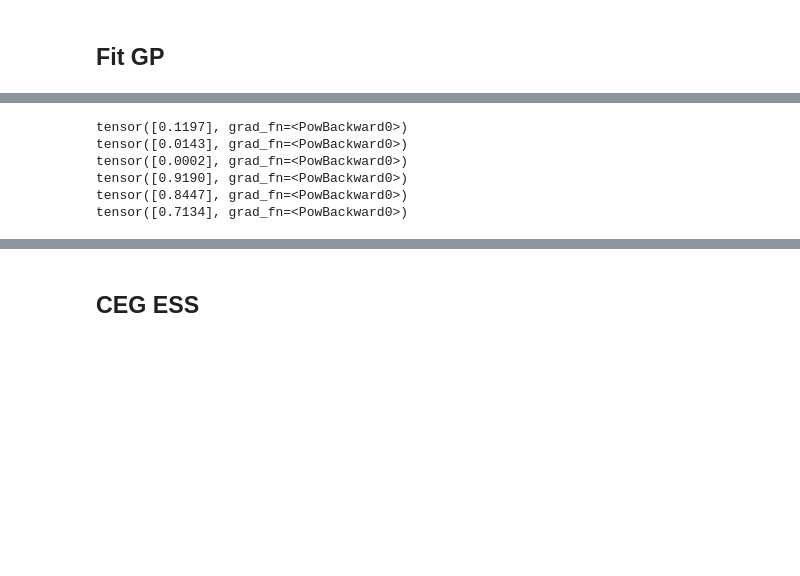
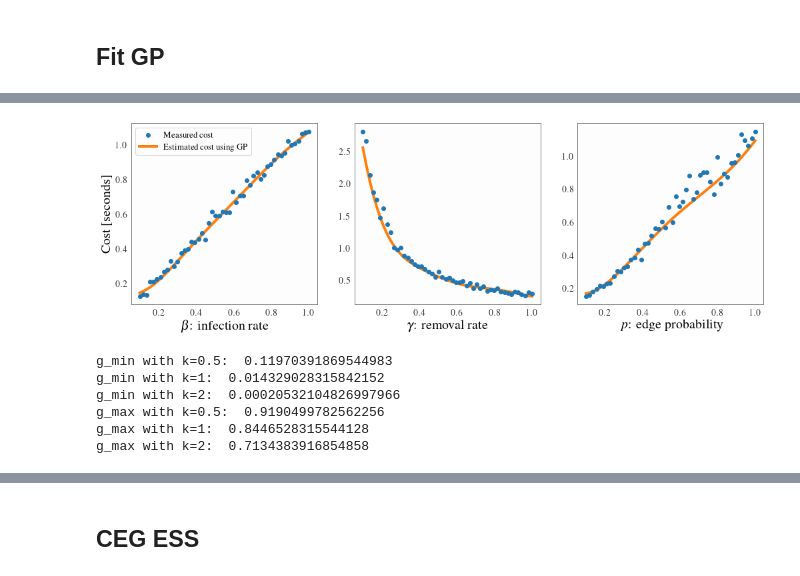
Before and after one commit to huangdaolang/cost-aware-sbi, a Jupyter notebook: BernSIR_NPE.ipynb, the cells around one changed output, grey strips where cells are left out. Saved outputs shown, nothing was run; the diff lists cells and outputs as text; code cells hidden in the pictures; blank space fills up the shorter version.

```diff
--- a/BernSIR_NPE.ipynb
+++ b/BernSIR_NPE.ipynb
@@ -225,12 +186,9 @@ torch.save({
 # %%
-model.eval()
-likelihood.eval()
-
-N = 100
+N = 50
+n_rep = 20
 
 beta = torch.linspace(0.1, 1, N)
 beta_fixed = 0.5
-
 
 gamma_fixed = 0.5
 gamma = torch.linspace(0.1, 1, N)
@@ -355,20 +205,0 @@ plt.plot(times_train)
-# %%
-prior_end = torch.tensor([1., 0.1, 1.0]).reshape(-1, 3)
-
-g_min = likelihood(model(prior_start)).mean / 10
-g_max = likelihood(model(prior_end)).mean / 10
-
-print(g_min ** 0.5)
-print(g_min ** 1)
-print(g_min ** 2)
-
-print(g_max ** 0.5)
-print(g_max ** 1)
-print(g_max ** 2)
-# %% [output]
-tensor([0.1197], grad_fn=<PowBackward0>)
-tensor([0.0143], grad_fn=<PowBackward0>)
-tensor([0.0002], grad_fn=<PowBackward0>)
-tensor([0.9190], grad_fn=<PowBackward0>)
-tensor([0.8447], grad_fn=<PowBackward0>)
-tensor([0.7134], grad_fn=<PowBackward0>)
@@ -378,0 +239,49 @@ theta_prior = bern_sir.sample_theta([5000]).reshape(-1, 3)
+# %%
+times_vs_beta = torch.load("data/bern_cost_beta.pt")
+times_vs_gamma = torch.load("data/bern_cost_gamma.pt")
+times_vs_p = torch.load("data/bern_cost_p.pt")
+
+plt.figure(figsize=[17,5])
+
+plt.subplot(1, 3, 1)
+plt.scatter(beta, times_vs_beta, label="Measured cost")
+plt.plot(gamma, observed_pred_beta, color="C1", linewidth=4, zorder=0, label="Estimated cost using GP")
+plt.xlabel("$\\beta$: infection rate", fontsize=20)
+plt.ylabel("Cost [seconds]", fontsize=20)
+plt.legend(fontsize=13)
+
+plt.subplot(1, 3, 2)
+plt.scatter(gamma, times_vs_gamma)
+plt.plot(gamma, observed_pred_gamma, color="C1", linewidth=4, zorder=0, label="Estimated cost using GP")
+plt.xlabel("$\\gamma$: removal rate", fontsize=20)
+
+plt.subplot(1, 3, 3)
+plt.scatter(p, times_vs_p)
+plt.plot(gamma, observed_pred_p, color="C1", linewidth=4, zorder=0, label="Estimated cost using GP")
+plt.xlabel("$p$: edge probability", fontsize=20)
+
+plt.savefig("figures/plot_cost_bern_sir.pdf")
+plt.show()
+# %% [output]
+[figure, new version]
+# %%
+prior_start = torch.tensor([0.1, 1.0, 0.1]).reshape(-1, 3)
+prior_end = torch.tensor([1., 0.1, 1.0]).reshape(-1, 3)
+
+g_min = likelihood(model(prior_start)).mean / 10
+g_max = likelihood(model(prior_end)).mean / 10
+
+print("g_min with k=0.5: ", (g_min ** 0.5).item())
+print("g_min with k=1: ", (g_min ** 1).item())
+print("g_min with k=2: ", (g_min ** 2).item())
+
+print("g_max with k=0.5: ", (g_max ** 0.5).item())
+print("g_max with k=1: ", (g_max ** 1).item())
+print("g_max with k=2: ", (g_max ** 2).item())
+# %% [output]
+g_min with k=0.5:  0.11970391869544983
+g_min with k=1:  0.014329028315842152
+g_min with k=2:  0.00020532104826997966
+g_max with k=0.5:  0.9190499782562256
+g_max with k=1:  0.8446528315544128
+g_max with k=2:  0.7134383916854858
```
Also changed, not shown: parts of 43 cells of this notebook, 2 other files.
